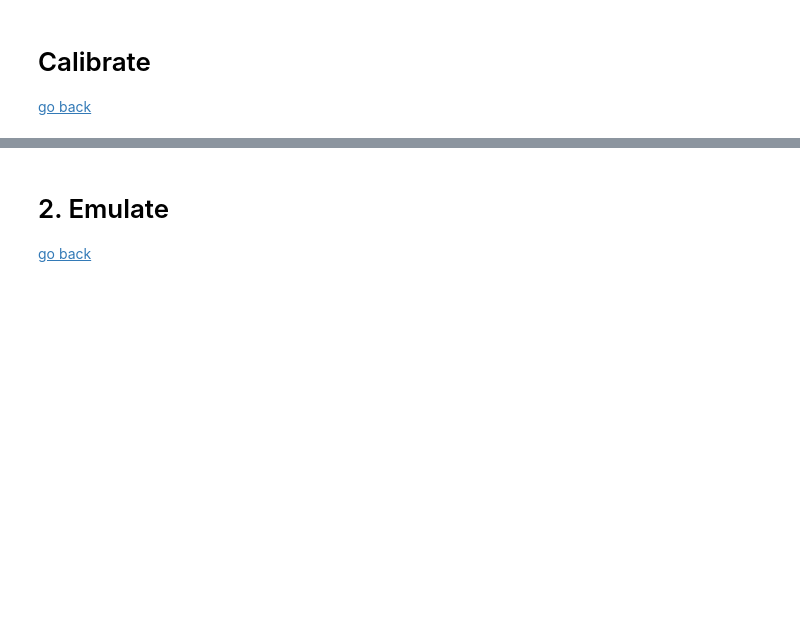
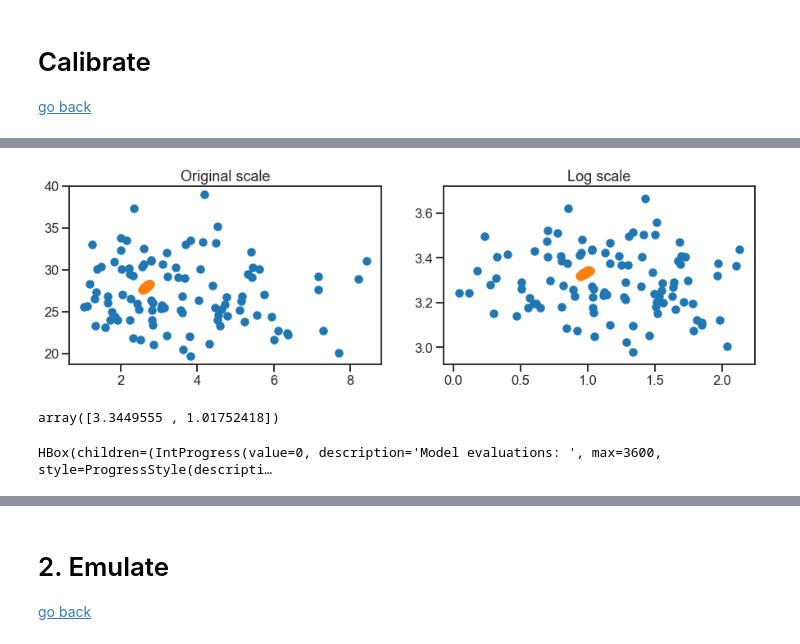
Before and after one commit to agarbuno/ces, a Jupyter notebook: examples/notebooks/lorenz63.ipynb, the cells around one changed output, grey strips where cells are left out. Saved outputs shown, nothing was run; the diff lists cells and outputs as text; code cells hidden in the pictures; blank space fills up the shorter version.

```diff
--- a/examples/notebooks/lorenz63.ipynb
+++ b/examples/notebooks/lorenz63.ipynb
@@ -252,0 +142,16 @@ fig.tight_layout(rect=[0, 0.03, 1, 0.95])
+# %%
+fig, axes = plt.subplots(1, 2, figsize = (15, 4))
+axes[0].scatter(np.exp(U0[1]), np.exp(U0[0]))
+axes[1].scatter(U0[1], U0[0])
+
+axes[0].scatter(np.exp(eks.Ustar[1]), np.exp(eks.Ustar[0]))
+axes[1].scatter(eks.Ustar[1], eks.Ustar[0])
+
+axes[0].set_title('Original scale');
+axes[1].set_title('Log scale');
+# %% [output]
+[figure, added]
+# %%
+eks.Ustar.max(axis = 1)
+# %% [output]
+array([3.3449555 , 1.01752418])
@@ -252,0 +187,8 @@ fig.tight_layout(rect=[0, 0.03, 1, 0.95])
+# %%
+eks.mute_bar = False       # Let us show the progress evaluation meter.
+
+Gs = eks.ensemble_forward_solve(np.vstack([np.array([rs.flatten(), bs.flatten()]),
+                              np.asarray(ws)[:3][:,np.random.choice(6001,grid_size**2,replace=True)]]),
+                   model, t_eks)
+# %% [output]
+HBox(children=(IntProgress(value=0, description='Model evaluations: ', max=3600, style=ProgressStyle(descripti…
```
Also changed, not shown: parts of 180 cells of this notebook, 3 other files.
